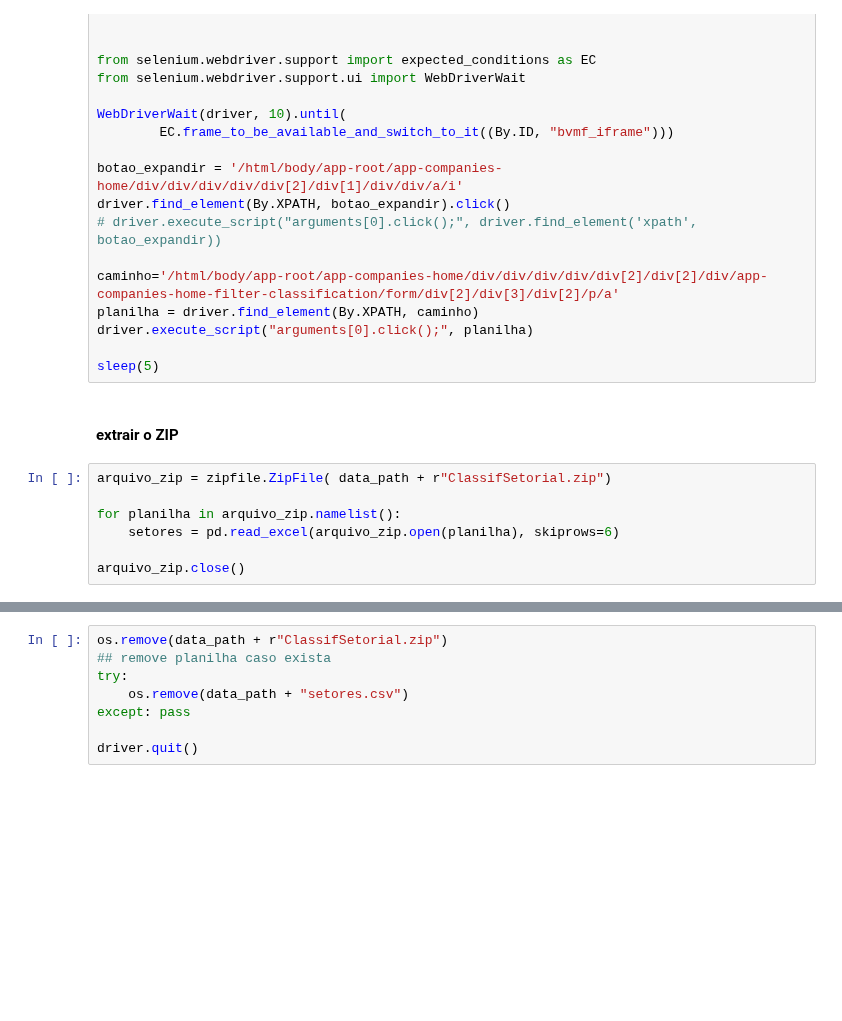
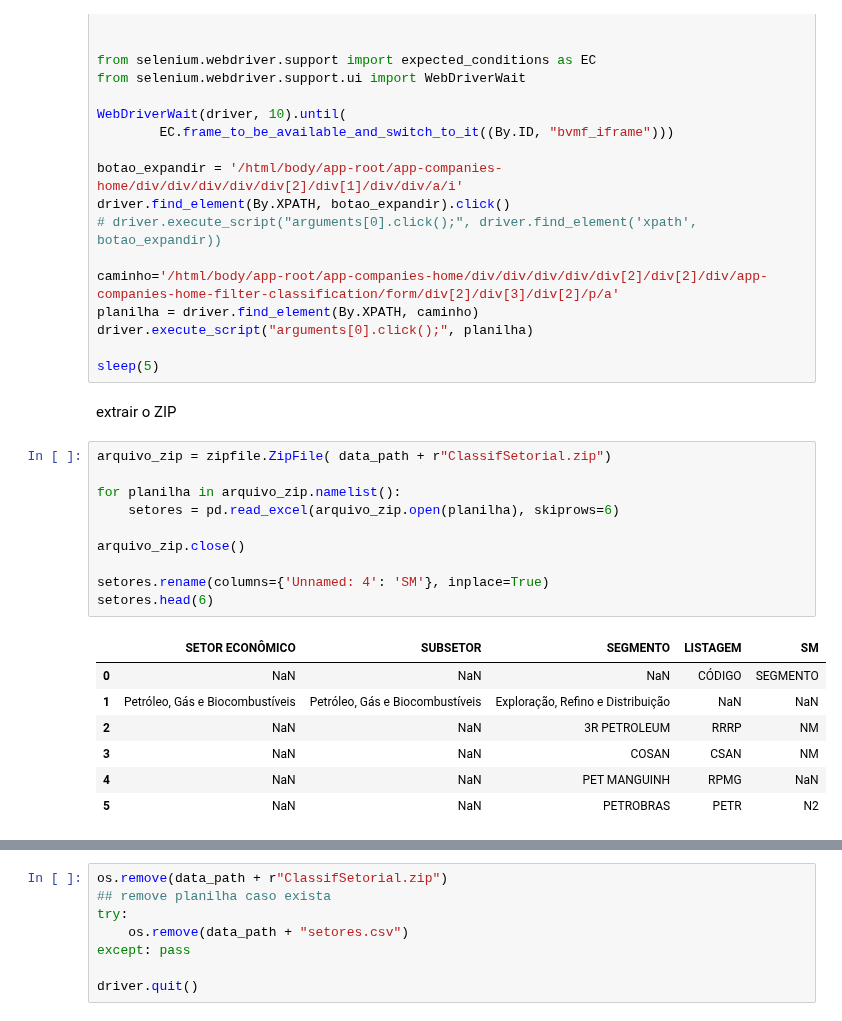
Before and after one commit to BDonadelli/Finance-playground, a Jupyter notebook: DT_B3_setores.ipynb, the cells around one changed output, grey strips where cells are left out. Drawn from its saved outputs; the diff is of its cells as text; blank space fills up the shorter version.

```diff
--- a/DT_B3_setores.ipynb
+++ b/DT_B3_setores.ipynb
@@ -30,11 +31,22 @@ driver.execute_script("arguments[0].click();", planilha)
 
 sleep(5)
 # %% [markdown]
-#### extrair o ZIP
+extrair o ZIP
 # %%
 arquivo_zip = zipfile.ZipFile( data_path + r"ClassifSetorial.zip")
 
 for planilha in arquivo_zip.namelist():
     setores = pd.read_excel(arquivo_zip.open(planilha), skiprows=6)
 
 arquivo_zip.close()
+
+setores.rename(columns={'Unnamed: 4': 'SM'}, inplace=True)
+setores.head(6)
+# %% [output]
+|  | SETOR ECONÔMICO | SUBSETOR | SEGMENTO | LISTAGEM | SM |
+| 0 | NaN | NaN | NaN | CÓDIGO | SEGMENTO |
+| 1 | Petróleo, Gás e Biocombustíveis | Petróleo, Gás e Biocombustíveis | Exploração, Refino e Distribuição | NaN | NaN |
+| 2 | NaN | NaN | 3R PETROLEUM | RRRP | NM |
+| 3 | NaN | NaN | COSAN | CSAN | NM |
+| 4 | NaN | NaN | PET MANGUINH | RPMG | NaN |
+| 5 | NaN | NaN | PETROBRAS | PETR | N2 |
```
Also changed, not shown: parts of 7 cells of this notebook, 7 other files.
